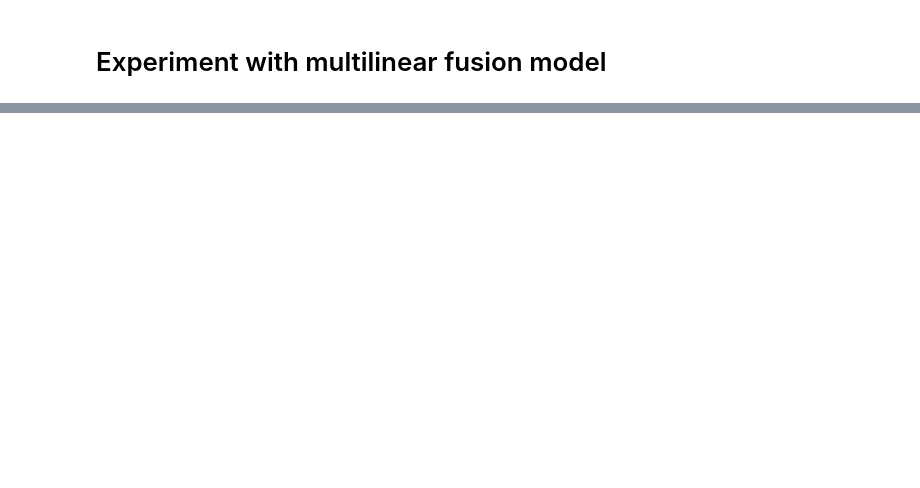
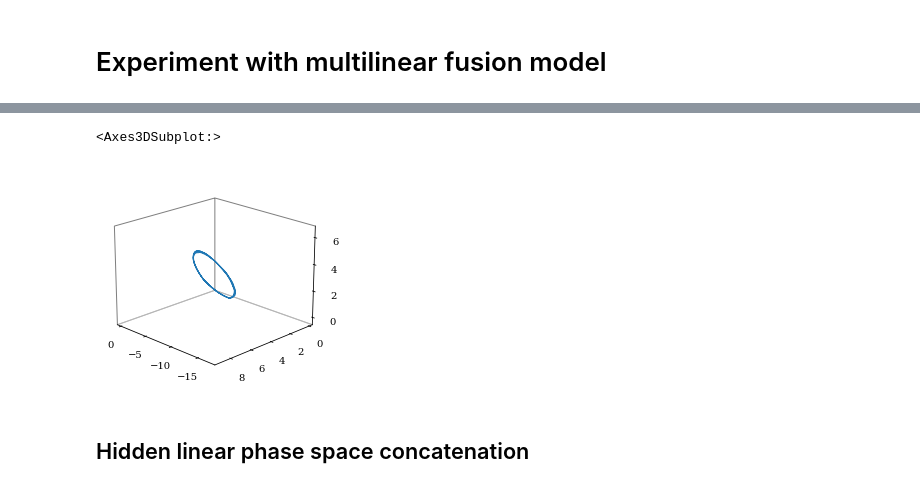
Before and after one commit to Denis-Tihonov/tensor-dynamic-univariate-ts-pytorch, a Jupyter notebook: notebook/2_tensor_nn_autoencoder.ipynb, the cells around one changed output, grey strips where cells are left out. Cells and saved outputs as stored; diff of their text form; code cells hidden in the pictures; blank space fills up the shorter version.

```diff
--- a/notebook/2_tensor_nn_autoencoder.ipynb
+++ b/notebook/2_tensor_nn_autoencoder.ipynb
@@ -237,0 +295,3 @@ def make_ts(person, activity):
+# %%
+model_1 = InitPhaseAE(x_dims, rank, attractor_dim)
+print(model_1)
@@ -237,0 +315,11 @@ def make_ts(person, activity):
+# %%
+model_1 = fit_torch_model(Xs, model_1)
+# %%
+S = model_1.transform(Xs)
+# %%
+plot_phase_trajectory(S[:200,:], rotation=(0, 0, 0),)
+# %% [output]
+<Axes3DSubplot:>
+[figure, added]
+# %% [markdown]
+## Hidden linear  phase space concatenation
```
Also changed, not shown: parts of 31 cells of this notebook.
